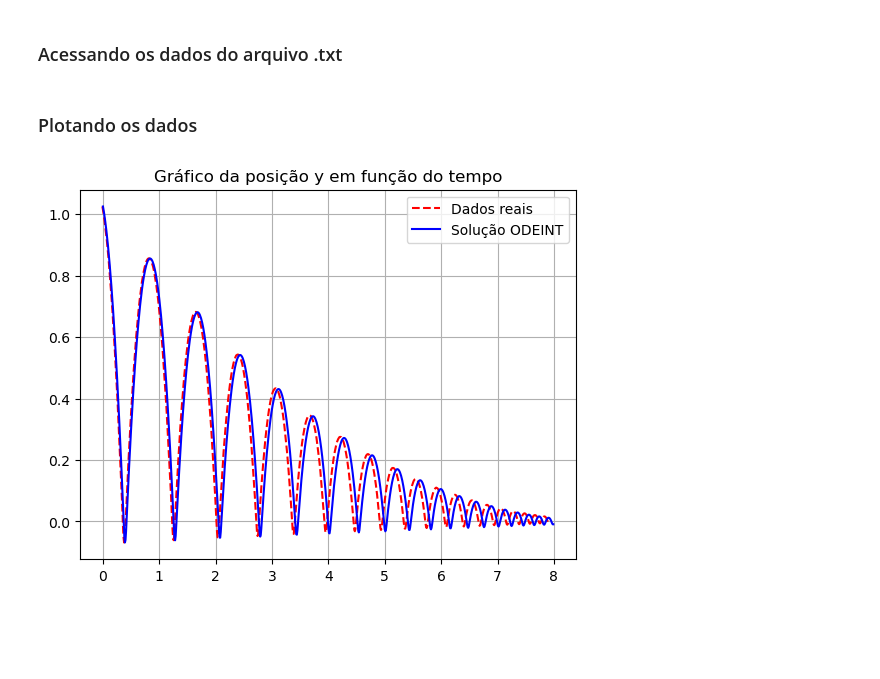
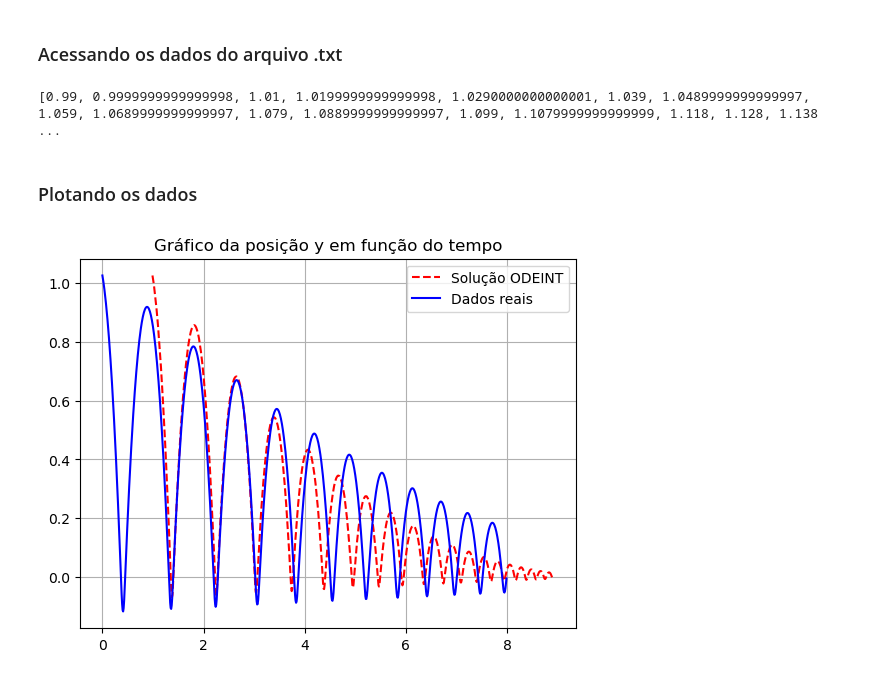
Before and after one commit to enzojunq/Modelagem-Cama-Elastica, a Jupyter notebook: P3.ipynb, the cells around one changed output. Saved outputs shown, nothing was run; the diff lists cells and outputs as text; code cells hidden in the pictures; blank space fills up the shorter version.

```diff
--- a/P3.ipynb
+++ b/P3.ipynb
@@ -11,12 +11,12 @@ from math import *
 ### Parâmetros
 # %%
 massa_bola=2 # kg
-k_mola=7667 # N/m
+k_mola=2981 # N/m
 g=9.8 # m/s^2
 Cd=0.47 # Coeficiente de arrasto
 p=1.2 # kg/m^3
 A=pi*0.1**2 # m^2
-c=17.3 # N.s/m
+c=7.0 # N.s/m
 # %% [markdown]
 ### Condições iniciais
 # %%
@@ -52,7 +52,6 @@ def modelo(X,t):
 
     elif y<0 and vy>0:
         F_amort = 0
-        D = 0
 
 
     # Equações diferenciais
@@ -100,7 +99,11 @@ solucao = list(linhas)
 lista_altura = []
 lista_tempo = []
 
-# Subtrai -1.344 ao tempo devido ao momento de lançamento da bola no vídeo
+# Adiciona +1.344 ao tempo devido ao momento de lançamento da bola no vídeo
 for i in range(len(solucao)):
     lista_altura.append(float(solucao[i].split(',')[0]))
-    lista_tempo.append(float(solucao[i].split(',')[1]) - 2.344 )
+    lista_tempo.append(float(solucao[i].split(',')[1]) - 1.344 )
+
+print(lista_tempo)
+# %% [output]
+[0.99, 0.9999999999999998, 1.01, 1.0199999999999998, 1.0290000000000001, 1.039, 1.0489999999999997, 1.059, 1.0689999999999997, 1.079, 1.0889999999999997, 1.099, 1.1079999999999999, 1.118, 1.128, 1.138 ...
@@ -107,11 +148,11 @@ for i in range(len(solucao)):
 # %% [markdown]
 ### Plotando os dados
 # %%
-plt.plot(lista_tempo, lista_altura,'r--',label='Dados reais' )
-plt.plot(tempo, lista_y, label='Solução ODEINT', color='blue')
+plt.plot(lista_tempo, lista_altura,'r--',label='Solução ODEINT' )
+plt.plot(tempo, lista_y, label='Dados reais', color='blue')
 plt.title('Gráfico da posição y em função do tempo')
 plt.legend()
 plt.grid()
 plt.show()
 # %% [output]
-[figure, old version]
+[figure, new version]
```
Also changed, not shown: parts of 2 cells of this notebook.
